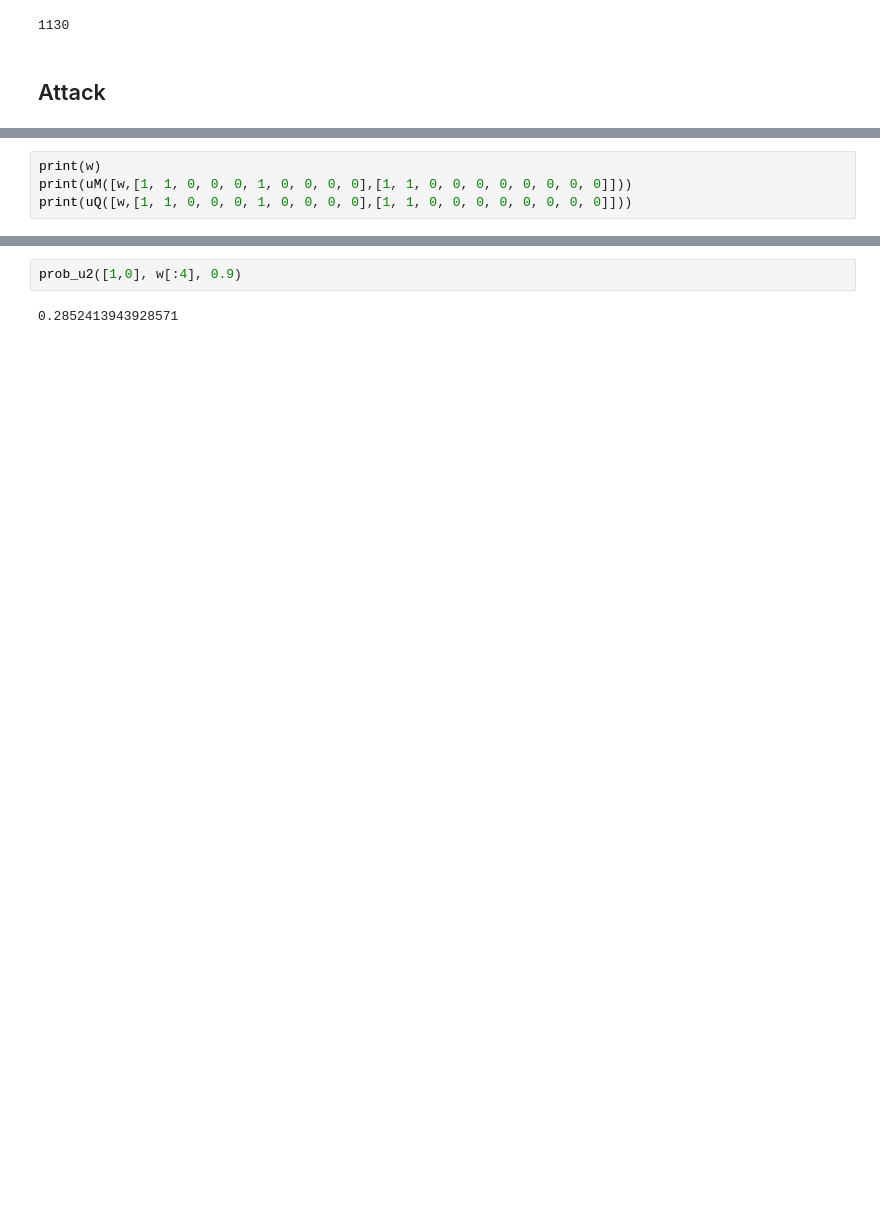
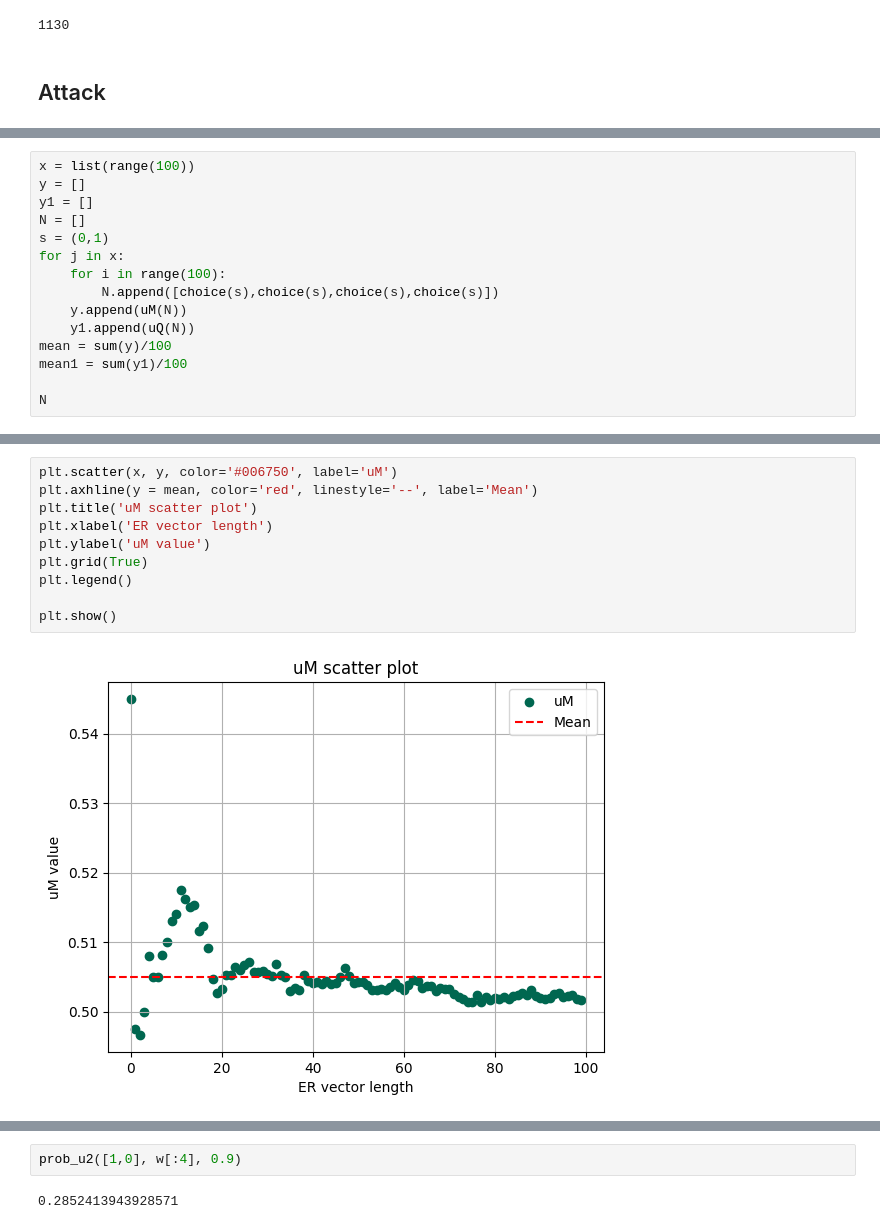
Before and after one commit to JJFigpad/RSA-Cryptosystem-Using-Markov-Chain-Model, a Jupyter notebook: Paper_algs.ipynb, the cells around one changed output, grey strips where cells are left out. Drawn from its saved outputs; the diff is of its cells as text; blank space fills up the shorter version.

Commit message:
Building graphics
Attack model complete and functional. Some graphics are missing

```diff
--- a/Paper_algs.ipynb
+++ b/Paper_algs.ipynb
@@ -159,7 +288,18 @@ def uQ(ER):
             pn_E += ER[i][j]
     return pn_E/(N*l0)
 # %%
-print(w)
-print(uM([w,[1, 1, 0, 0, 0, 1, 0, 0, 0, 0],[1, 1, 0, 0, 0, 0, 0, 0, 0, 0]]))
-print(uQ([w,[1, 1, 0, 0, 0, 1, 0, 0, 0, 0],[1, 1, 0, 0, 0, 0, 0, 0, 0, 0]]))
+x = list(range(100))
+y = []
+y1 = []
+N = []
+s = (0,1)
+for j in x:
+    for i in range(100):
+        N.append([choice(s),choice(s),choice(s),choice(s)])
+    y.append(uM(N))
+    y1.append(uQ(N))
+mean = sum(y)/100
+mean1 = sum(y1)/100
+
+N
 # %% [output]
@@ -168,0 +323,12 @@ print(uQ([w,[1, 1, 0, 0, 0, 1, 0, 0, 0, 0],[1, 1, 0, 0, 0, 0, 0, 0, 0, 0]]))
+# %%
+plt.scatter(x, y, color='#006750', label='uM')
+plt.axhline(y = mean, color='red', linestyle='--', label='Mean')
+plt.title('uM scatter plot')
+plt.xlabel('ER vector length')
+plt.ylabel('uM value')
+plt.grid(True)
+plt.legend()
+
+plt.show()
+# %% [output]
+[figure, added]
```
Also changed, not shown: parts of 31 cells of this notebook.
